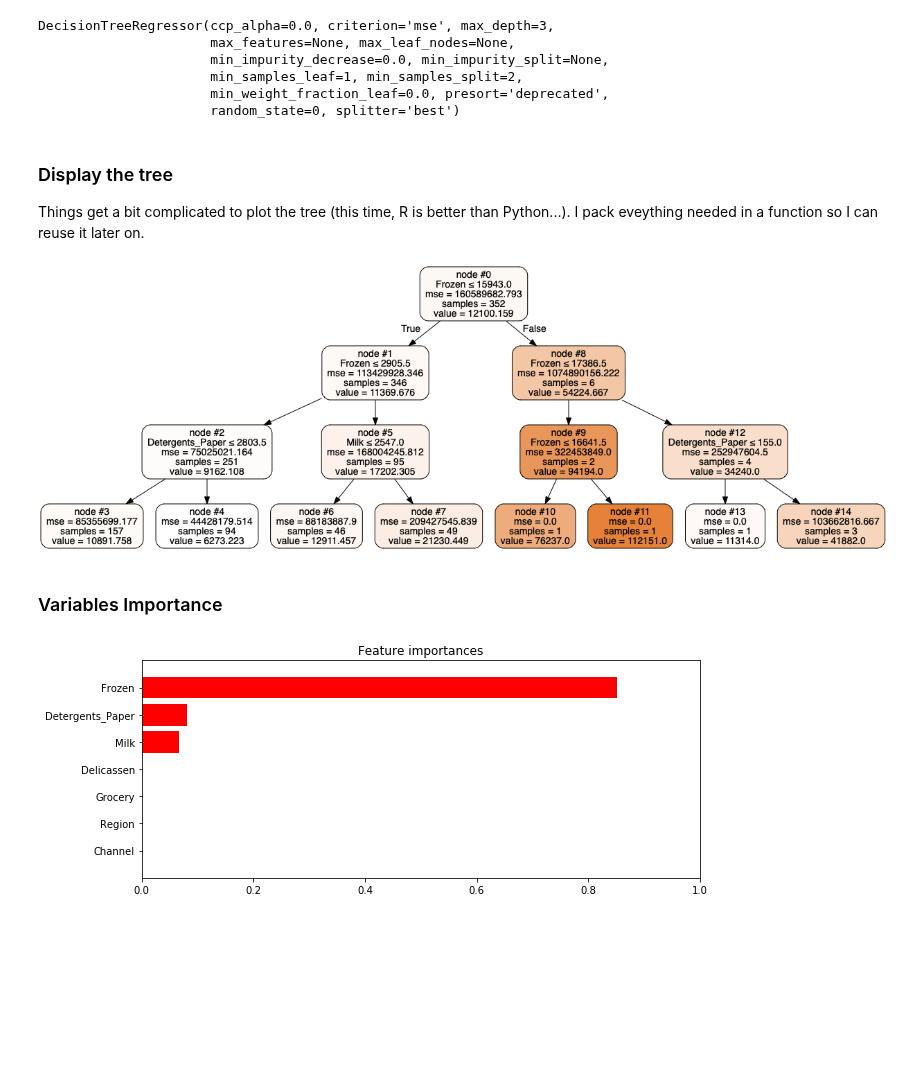
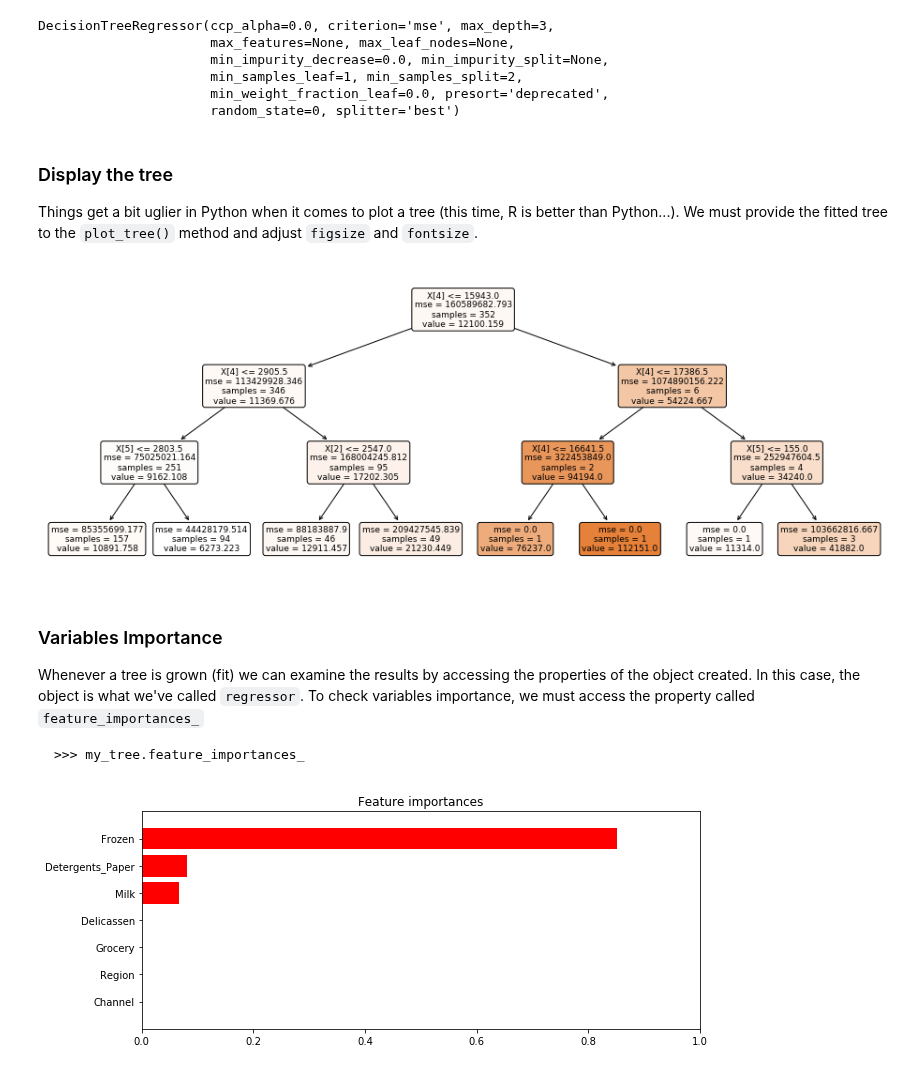
Before and after one commit to renero/class_notebooks, a Jupyter notebook: Tree based methods.ipynb, the cells around one changed output. Drawn from its saved outputs; the diff is of its cells as text; code cells hidden in the pictures; blank space fills up the shorter version.

Commit message:
Updated Trees with CCP

```diff
--- a/Tree based methods.ipynb
+++ b/Tree based methods.ipynb
@@ -84,4 +109,4 @@ DecisionTreeRegressor(ccp_alpha=0.0, criterion='mse', max_depth=3,
 # %% [markdown]
 ### Display the tree
 
-Things get a bit complicated to plot the tree (this time, R is better than Python...). I pack eveything needed in a function so I can reuse it later on.
+Things get a bit uglier in Python when it comes to plot a tree (this time, R is better than Python...). We must provide the fitted tree to the `plot_tree()` method and adjust `figsize` and `fontsize`.
@@ -101,6 +112,0 @@ def display_tree(tree, features):
-# %%
-display_tree(regressor, wholesale.names('features'))
-# %% [output]
-[figure, removed]
-# %% [markdown]
-### Variables Importance
@@ -125,3 +113,15 @@ def features_importance(tree, X):
+# %%
+plt.figure(figsize=(16, 6))
+expl = tree.plot_tree(regressor.fit(X.train, Y.train),
+               filled=True, rounded=True, fontsize=9)
+# %% [output]
+[figure, added]
+# %% [markdown]
+### Variables Importance
+
+Whenever a tree is grown (fit) we can examine the results by accessing the properties of the object created. In this case, the object is what we've called `regressor`. To check variables importance, we must access the property called `feature_importances_`
+
+    >>> my_tree.feature_importances_
 # %%
 features_importance(regressor, X)
 # %% [output]
```
Also changed, not shown: parts of 95 cells of this notebook.
